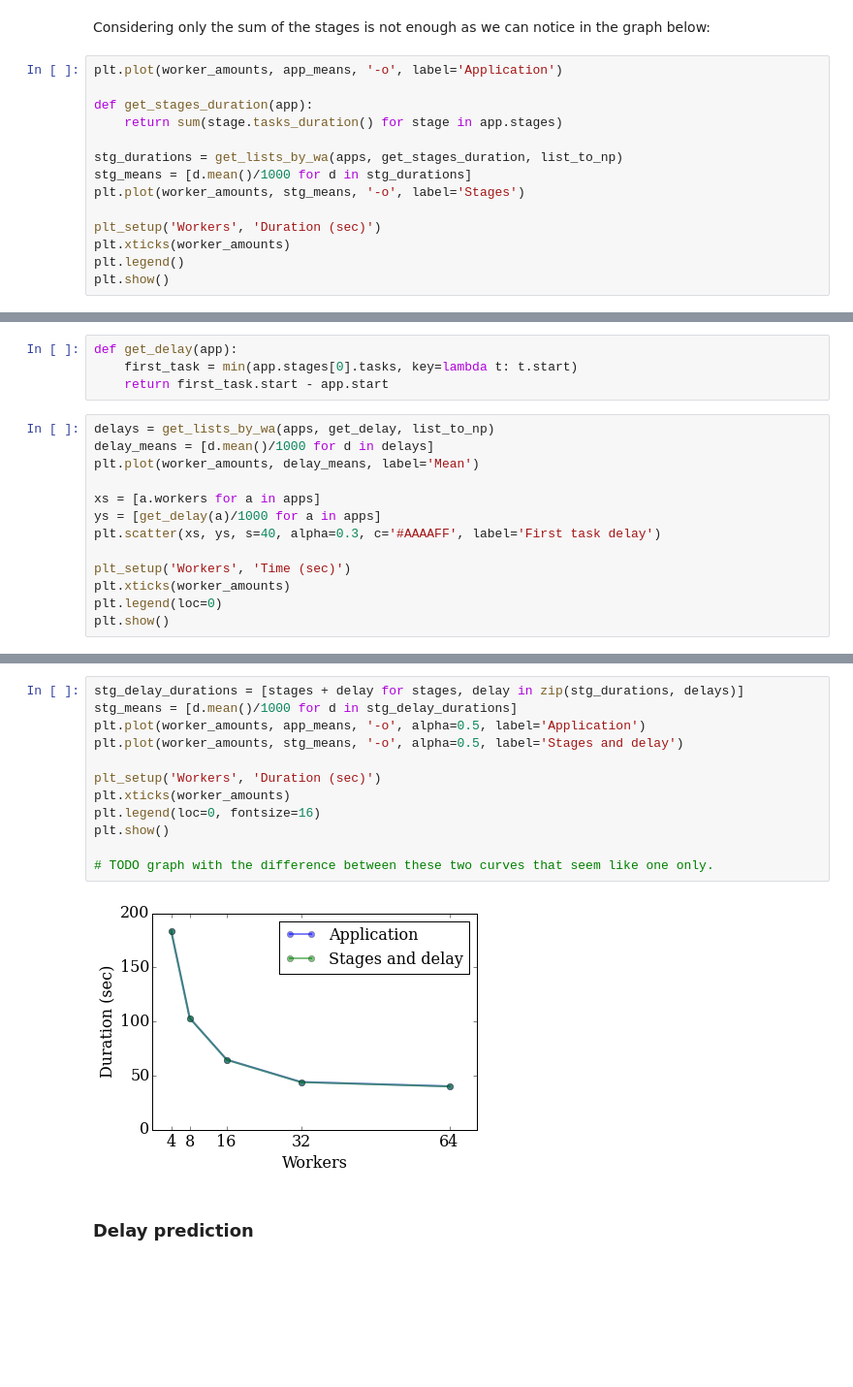
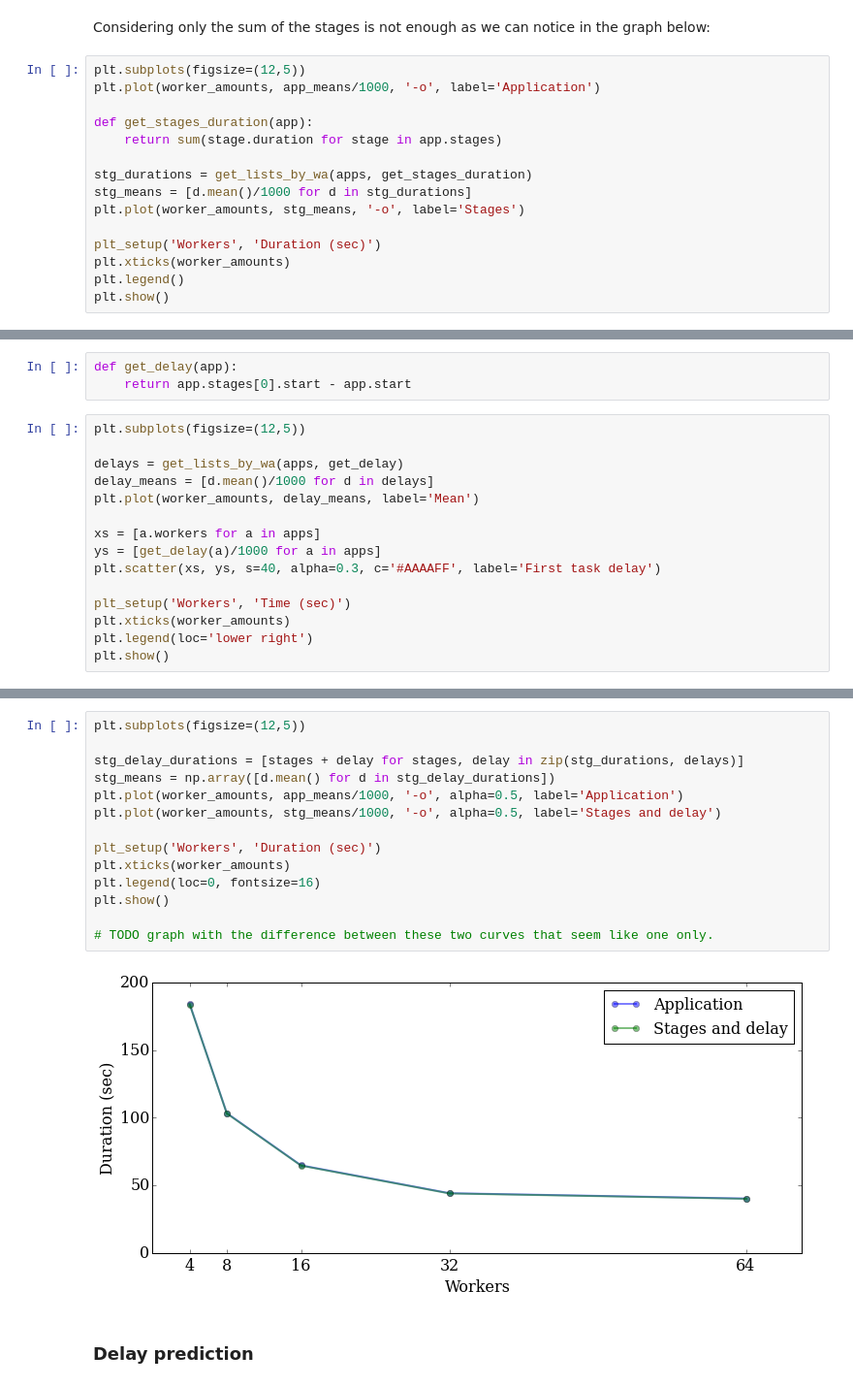
Before and after one commit to cemsbr/phd_notebook, a Jupyter notebook: Duration Prediction.ipynb, the cells around one changed output, grey strips where cells are left out. Shown: that part at 97% size. Saved outputs shown, nothing was run; the diff lists cells and outputs as text; blank space fills up the shorter version.

```diff
--- a/Duration Prediction.ipynb
+++ b/Duration Prediction.ipynb
@@ -58,12 +97,13 @@ plt.show()
 # %% [markdown]
 Considering only the sum of the stages is not enough as we can notice in the graph below:
 # %%
-plt.plot(worker_amounts, app_means, '-o', label='Application')
+plt.subplots(figsize=(12,5))
+plt.plot(worker_amounts, app_means/1000, '-o', label='Application')
 
 def get_stages_duration(app):
-    return sum(stage.tasks_duration() for stage in app.stages)
+    return sum(stage.duration for stage in app.stages)
 
-stg_durations = get_lists_by_wa(apps, get_stages_duration, list_to_np)
+stg_durations = get_lists_by_wa(apps, get_stages_duration)
 stg_means = [d.mean()/1000 for d in stg_durations]
 plt.plot(worker_amounts, stg_means, '-o', label='Stages')
 
@@ -78,9 +118,10 @@ plt.show()
 # %%
 def get_delay(app):
-    first_task = min(app.stages[0].tasks, key=lambda t: t.start)
-    return first_task.start - app.start
+    return app.stages[0].start - app.start
 # %%
-delays = get_lists_by_wa(apps, get_delay, list_to_np)
+plt.subplots(figsize=(12,5))
+
+delays = get_lists_by_wa(apps, get_delay)
 delay_means = [d.mean()/1000 for d in delays]
 plt.plot(worker_amounts, delay_means, label='Mean')
 
@@ -90,6 +131,6 @@ plt.scatter(xs, ys, s=40, alpha=0.3, c='#AAAAFF', label='First task delay')
 
 plt_setup('Workers', 'Time (sec)')
 plt.xticks(worker_amounts)
-plt.legend(loc=0)
+plt.legend(loc='lower right')
 plt.show()
 # %% [output]
@@ -97,17 +138,19 @@ plt.show()
 # %%
+plt.subplots(figsize=(12,5))
+
 stg_delay_durations = [stages + delay for stages, delay in zip(stg_durations, delays)]
-stg_means = [d.mean()/1000 for d in stg_delay_durations]
-plt.plot(worker_amounts, app_means, '-o', alpha=0.5, label='Application')
-plt.plot(worker_amounts, stg_means, '-o', alpha=0.5, label='Stages and delay')
+stg_means = np.array([d.mean() for d in stg_delay_durations])
+plt.plot(worker_amounts, app_means/1000, '-o', alpha=0.5, label='Application')
+plt.plot(worker_amounts, stg_means/1000, '-o', alpha=0.5, label='Stages and delay')
 
 plt_setup('Workers', 'Duration (sec)')
 plt.xticks(worker_amounts)
 plt.legend(loc=0, fontsize=16)
 plt.show()
 
 # TODO graph with the difference between these two curves that seem like one only.
 # %% [output]
-[figure, old version]
+[figure, new version]
 # %% [markdown]
 ### Delay prediction
 # %%
```
Also changed, not shown: parts of 18 cells of this notebook, 3 other files.
